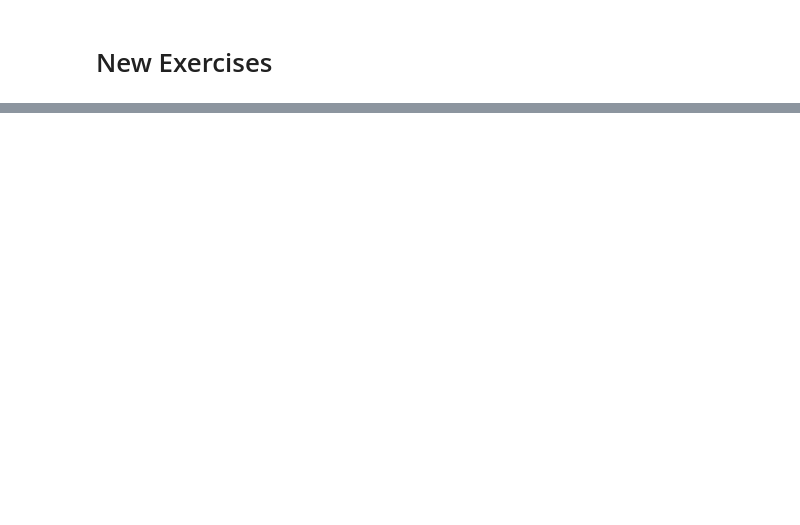
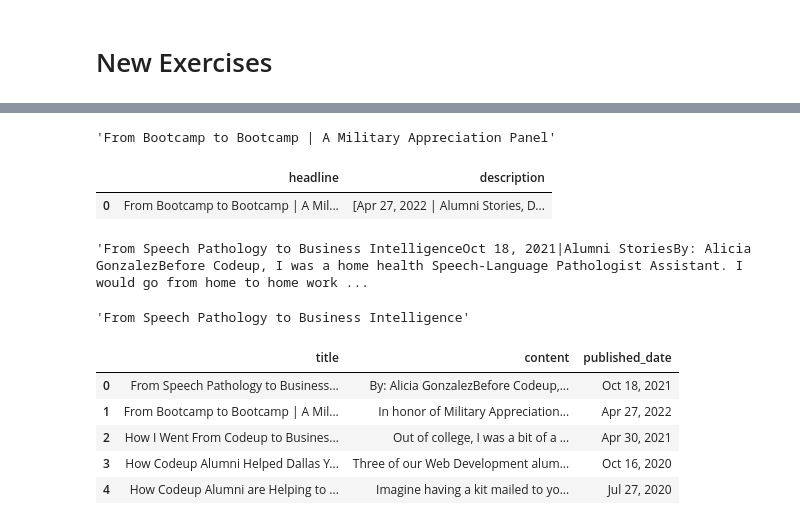
Before and after one commit to MatthewL09/nlp-exercises, a Jupyter notebook: acquire.ipynb, the cells around one changed output, grey strips where cells are left out. Drawn from its saved outputs; the diff is of its cells as text; code cells hidden in the pictures; blank space fills up the shorter version.

```diff
--- a/acquire.ipynb
+++ b/acquire.ipynb
@@ -95,0 +136,4 @@ requests.get(url, headers=headers)
+# %%
+articles
+# %% [output]
+'From Bootcamp to Bootcamp | A Military Appreciation Panel'
@@ -95,0 +150,5 @@ requests.get(url, headers=headers)
+# %%
+pd.DataFrame([parse_news_article(article) for article in articles])
+# %% [output]
+|  | headline | description |
+| 0 | From Bootcamp to Bootcamp | A Mil... | [Apr 27, 2022 | Alumni Stories, D... |
@@ -95,0 +167,58 @@ requests.get(url, headers=headers)
+# %%
+content
+# %% [output]
+'From Speech Pathology to Business IntelligenceOct 18, 2021|Alumni StoriesBy: Alicia GonzalezBefore Codeup, I was a home health Speech-Language Pathologist Assistant. I would go from home to home work ...
+# %%
+title = get_article_parts (url, 'h1', 'entry-title')
+title
+# %% [output]
+'From Speech Pathology to Business Intelligence'
+# %%
+def get_codeup_blog (url):
+    '''
+    '''
+    #set the headers
+    headers = {'User-Agent': 'Codeup Data Science'}
+
+    #Get rhe http response object from the server
+    response = get(url, headers=headers)
+
+    soup = BeautifulSoup(response.text)
+
+    # get the content
+    content = soup.find('div', class_='entry-content').get_text(strip = True)
+
+    #get the title
+    title = soup.find('h1', class_='entry-title').text
+
+    #get the date
+    published_date = soup.find('span', class_='published').text
+
+    #create a dictionary
+    dic = {
+        'title': title,
+        'content': content,
+        'published_date': published_date
+    }
+    return dic
+# %%
+def get_glob_articles (urls):
+    #create a list of dictionaries
+    list_dic = [get_codeup_blog(url) for url in urls]
+
+    return pd.DataFrame(list_dic).style.set_properties(**{'text-align': 'left'})
+# %%
+web_lst = ['https://codeup.com/alumni-stories/from-speech-pathology-to-business-intelligence/',
+          'https://codeup.com/workshops/from-bootcamp-to-bootcamp-a-military-appreciation-panel/',
+          'https://codeup.com/alumni-stories/how-i-went-from-codeup-to-business-owner/',
+          'https://codeup.com/dallas-newsletter/fight-covid-19-data-challenge/',
+           'https://codeup.com/web-development/codeup-alumni-make-water/']
+# %%
+get_glob_articles(web_lst)
+# %% [output]
+|  | title | content | published_date |
+| 0 | From Speech Pathology to Business... | By: Alicia GonzalezBefore Codeup,... | Oct 18, 2021 |
+| 1 | From Bootcamp to Bootcamp | A Mil... | In honor of Military Appreciation... | Apr 27, 2022 |
+| 2 | How I Went From Codeup to Busines... | Out of college, I was a bit of a ... | Apr 30, 2021 |
+| 3 | How Codeup Alumni Helped Dallas Y... | Three of our Web Development alum... | Oct 16, 2020 |
+| 4 | How Codeup Alumni are Helping to ... | Imagine having a kit mailed to yo... | Jul 27, 2020 |
```
Also changed, not shown: parts of 15 cells of this notebook.
